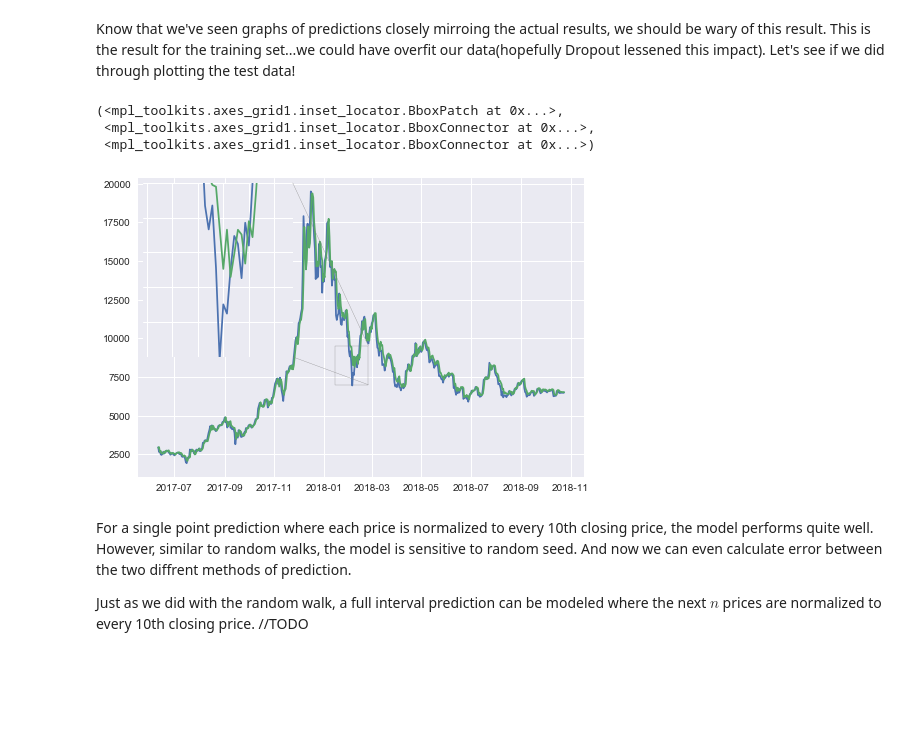
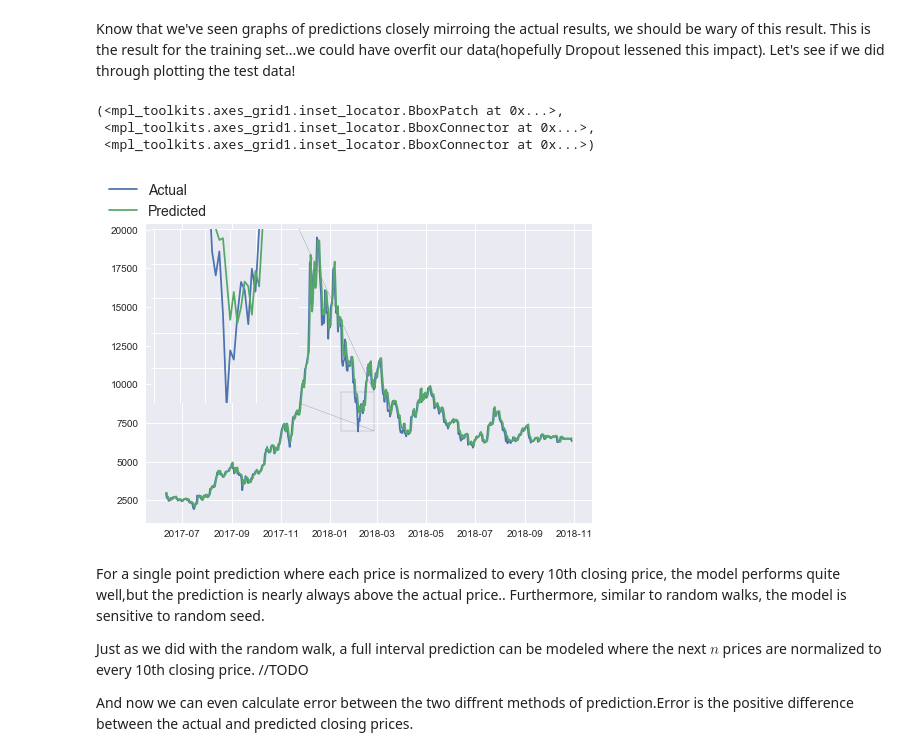
Before and after one commit to Viraj-Joshi/BitCoin-Price-Predictor, a Jupyter notebook: Bitcoin Price Predictor.ipynb, the cells around one changed output. Cells and saved outputs as stored; diff of their text form; code cells hidden in the pictures; blank space fills up the shorter version.

```diff
--- a/Bitcoin Price Predictor.ipynb
+++ b/Bitcoin Price Predictor.ipynb
@@ -451,26 +435,29 @@ Know that we've seen graphs of predictions closely mirroing the actual results,
 # %%
 fig, ax1 = plt.subplots(1,1)
 ax1.plot(bitcoin_info[bitcoin_info['Date']>= split]['Date'][10:].astype(datetime.datetime),
          test_set['bt_Close'][10:], label='Actual')
 ax1.plot(bitcoin_info[bitcoin_info['Date']>= split]['Date'][10:].astype(datetime.datetime),
          ((np.transpose(bt_model.predict(test_input_neurons))+1)* test_set['bt_Close'].values[:-10])[0], label='Predicted')
+ax1.legend(bbox_to_anchor=(0.15, 1), loc=4, borderaxespad=0., prop={'size': 14})
 
 axins = zoomed_inset_axes(ax1, 4.5, loc=2)
 axins.plot(bitcoin_info[bitcoin_info['Date']>= split]['Date'][10:].astype(datetime.datetime),
          test_set['bt_Close'][10:], label='Actual')
 axins.plot(bitcoin_info[bitcoin_info['Date']>= split]['Date'][10:].astype(datetime.datetime),
          ((np.transpose(bt_model.predict(test_input_neurons))+1)* test_set['bt_Close'].values[:-10])[0], label='Predicted')
 axins.set_xlim(datetime.date(2018,1,15), datetime.date(2018,2,25)) # apply the x-limits
 axins.set_ylim(7000,9500) # apply the y-limits
 plt.xticks(visible=False)
 plt.yticks(visible=False)
 mark_inset(ax1, axins, loc1=1, loc2=4, fc="none", ec="0.5")
 # %% [output]
 (<mpl_toolkits.axes_grid1.inset_locator.BboxPatch at 0x...>,
  <mpl_toolkits.axes_grid1.inset_locator.BboxConnector at 0x...>,
  <mpl_toolkits.axes_grid1.inset_locator.BboxConnector at 0x...>)
-[figure, old version]
+[figure, new version]
 # %% [markdown]
-For a single point prediction where each price is normalized to every 10th closing price, the model performs quite well. However, similar to random walks, the model is sensitive to random seed. And now we can even calculate error between the two diffrent methods of prediction.
+For a single point prediction where each price is normalized to every 10th closing price, the model performs quite well,but the prediction is nearly always above the actual price.. Furthermore, similar to random walks, the model is sensitive to random seed.
 
 Just as we did with the random walk, a full interval prediction can be modeled where the next $n$ prices are normalized to every 10th closing price. //TODO
+
+And now we can even calculate error between the two diffrent methods of prediction.Error is the positive difference between the actual and predicted closing prices.
```
Also changed, not shown: parts of 18 cells of this notebook, 10 other files.
